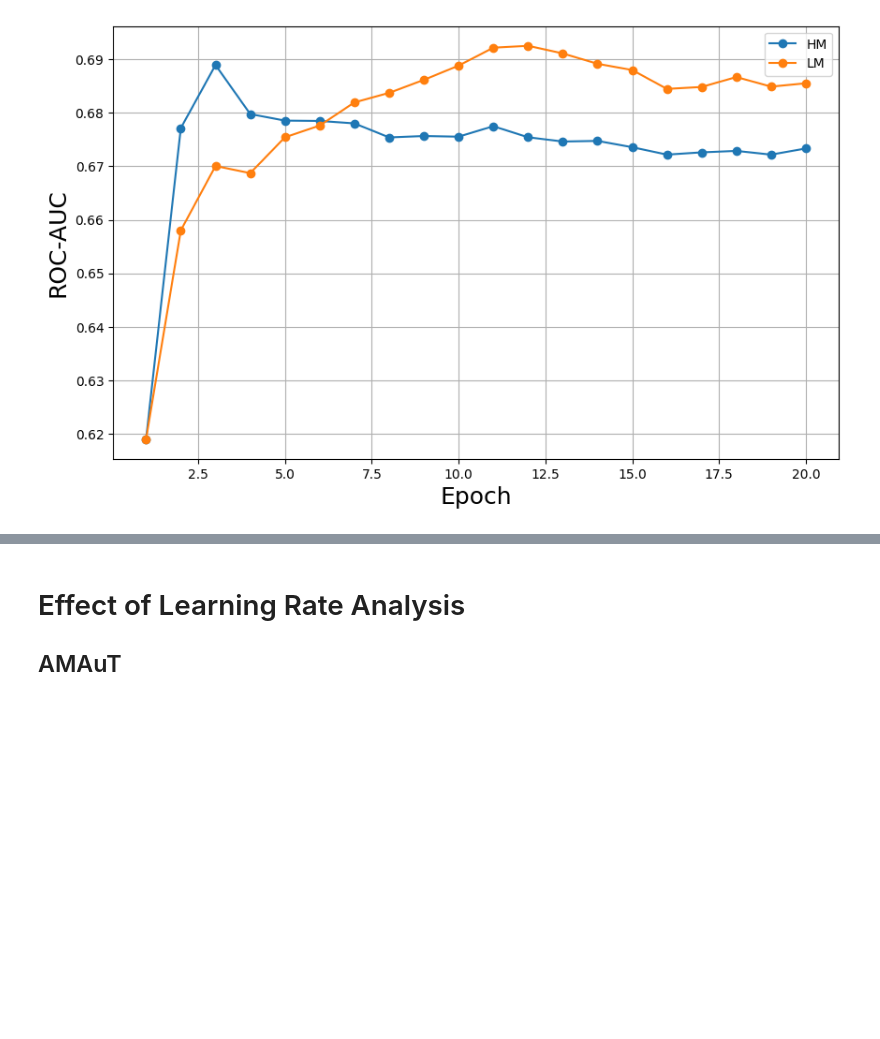
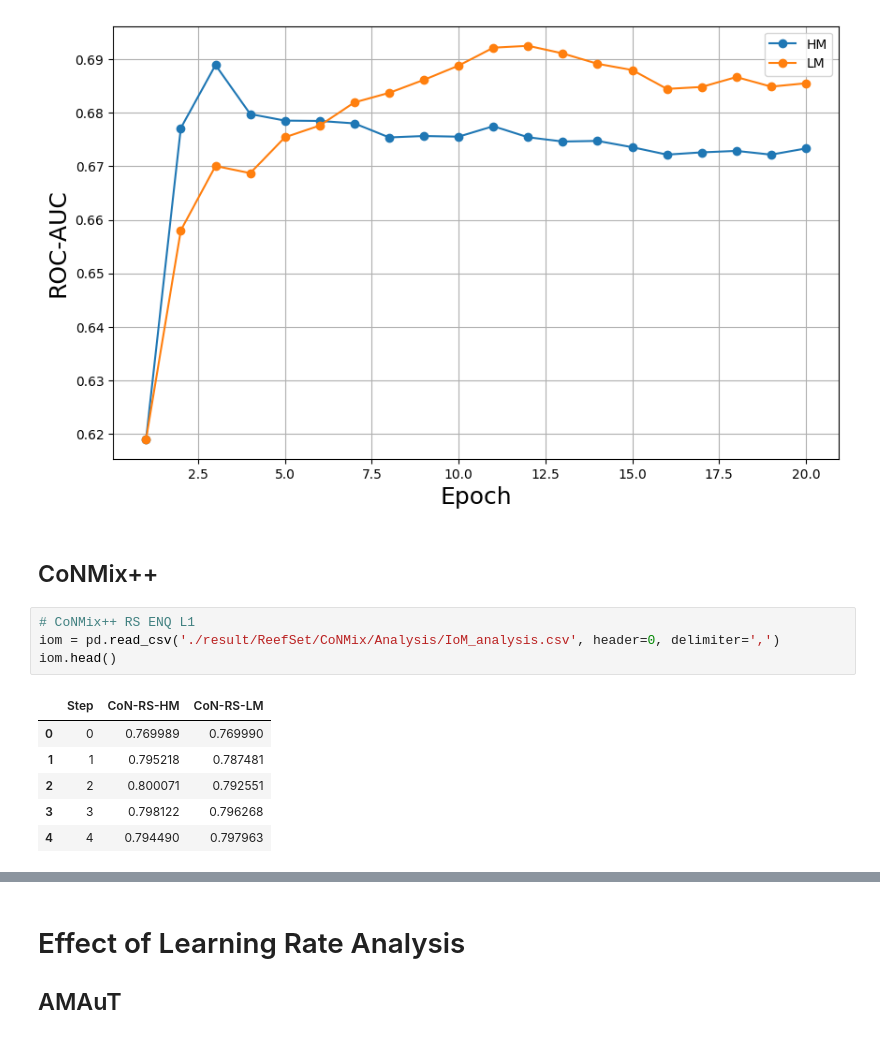
Before and after one commit to Andy-Shao/DHAuDS, a Jupyter notebook: Result_analysis.ipynb, the cells around one changed output, grey strips where cells are left out. Drawn from its saved outputs; the diff is of its cells as text; blank space fills up the shorter version.

```diff
--- a/Result_analysis.ipynb
+++ b/Result_analysis.ipynb
@@ -71,3 +71,16 @@ plt.grid(True)
 plt.show()
 # %% [output]
 [figure]
+# %% [markdown]
+## CoNMix++
+# %%
+# CoNMix++ RS ENQ L1
+iom = pd.read_csv('./result/ReefSet/CoNMix/Analysis/IoM_analysis.csv', header=0, delimiter=',')
+iom.head()
+# %% [output]
+|  | Step | CoN-RS-HM | CoN-RS-LM |
+| 0 | 0 | 0.769989 | 0.769990 |
+| 1 | 1 | 0.795218 | 0.787481 |
+| 2 | 2 | 0.800071 | 0.792551 |
+| 3 | 3 | 0.798122 | 0.796268 |
+| 4 | 4 | 0.794490 | 0.797963 |
```
Also changed, not shown: parts of 1 cell of this notebook, 1 other file.
